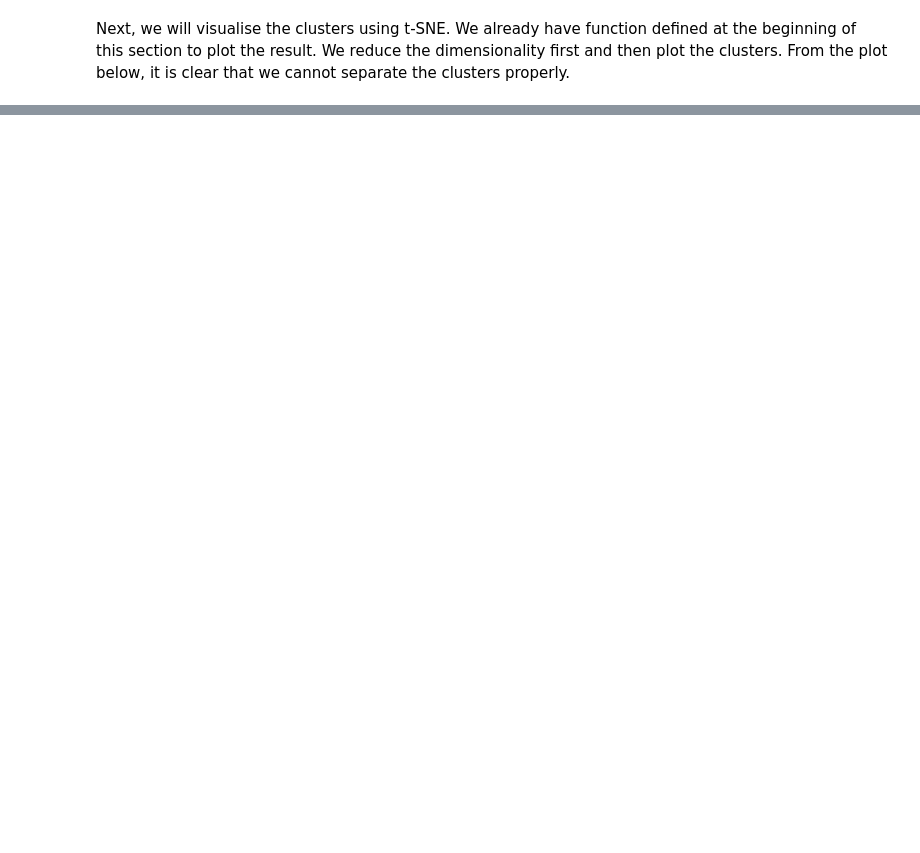
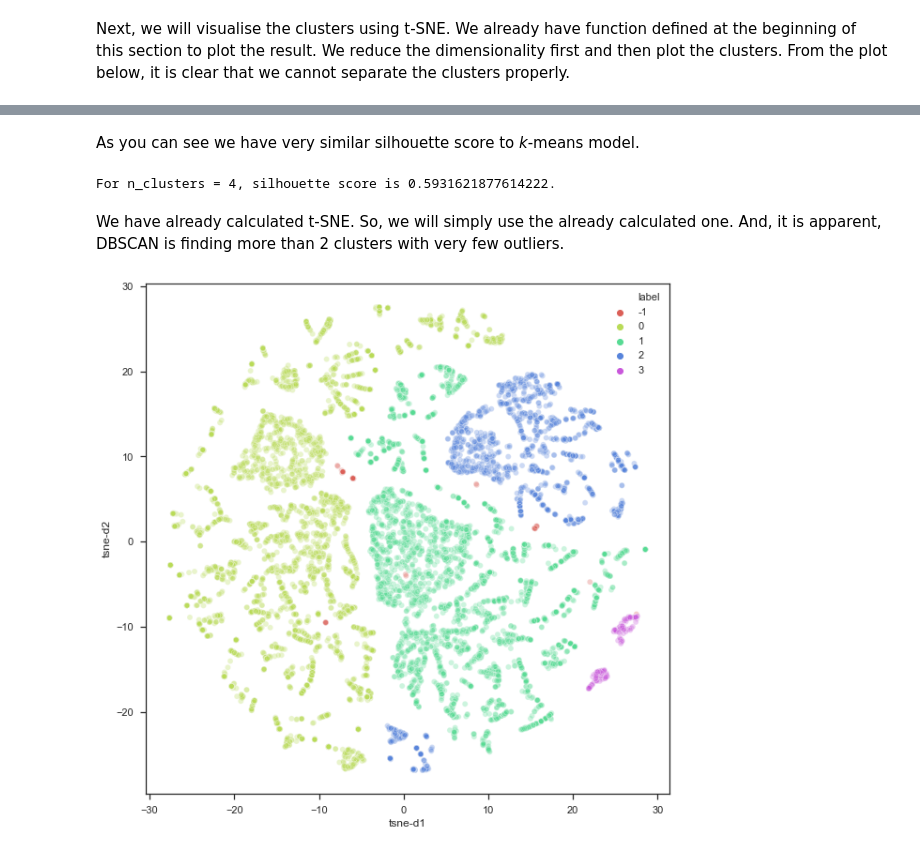
Before and after one commit to mhasanbulli/at_ml, a Jupyter notebook: notebooks/02_model_selection.ipynb, the cells around one changed output, grey strips where cells are left out. Drawn from its saved outputs; the diff is of its cells as text; code cells hidden in the pictures; blank space fills up the shorter version.

```diff
--- a/notebooks/02_model_selection.ipynb
+++ b/notebooks/02_model_selection.ipynb
@@ -97,0 +101,7 @@ We will follow a similar approach to the previous section.
+# %%
+data_norm_db = pd.DataFrame(MinMaxScaler().fit_transform(data), index = data.index)
+db_scan = DBSCAN(eps = 0.99, min_samples = 100, metric = "euclidean", n_jobs = -1).fit(data_norm_db)
+data_norm_db.columns = data.columns
+data_norm_db["label"] = db_scan.labels_
+data_norm_db["label"] = data_norm_db["label"].apply(lambda i: str(i))
+data_norm_db.head()
@@ -97,0 +116,14 @@ We will follow a similar approach to the previous section.
+# %% [markdown]
+As you can see we have very similar silhouette score to _k_-means model.
+# %%
+score_db = metrics.silhouette_score(data_norm_db[data.columns], data_norm_db["label"])
+n_clusters_ = len(set(db_scan.labels_)) - (1 if -1 in db_scan.labels_ else 0)
+print("For n_clusters = {}, silhouette score is {}.".format(n_clusters_, score_db))
+# %% [output]
+For n_clusters = 4, silhouette score is 0.5931621877614222.
+# %% [markdown]
+We have already calculated t-SNE. So, we will simply use the already calculated one. And, it is apparent, DBSCAN is finding more than 2 clusters with very few outliers.
+# %%
+tsne_plot(data_norm_db, tsne_results, n_clusters_ + 1)
+# %% [output]
+[figure, added]
```
Also changed, not shown: parts of 13 cells of this notebook, 3 other files.
